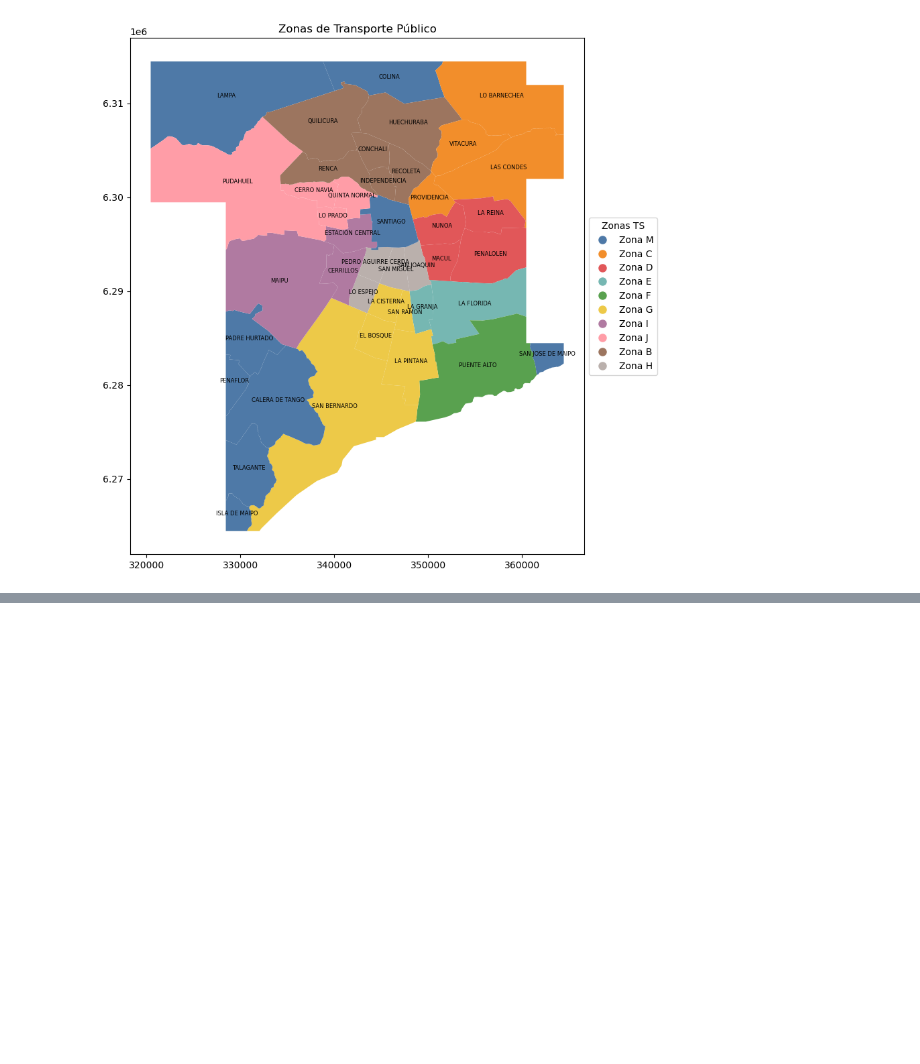
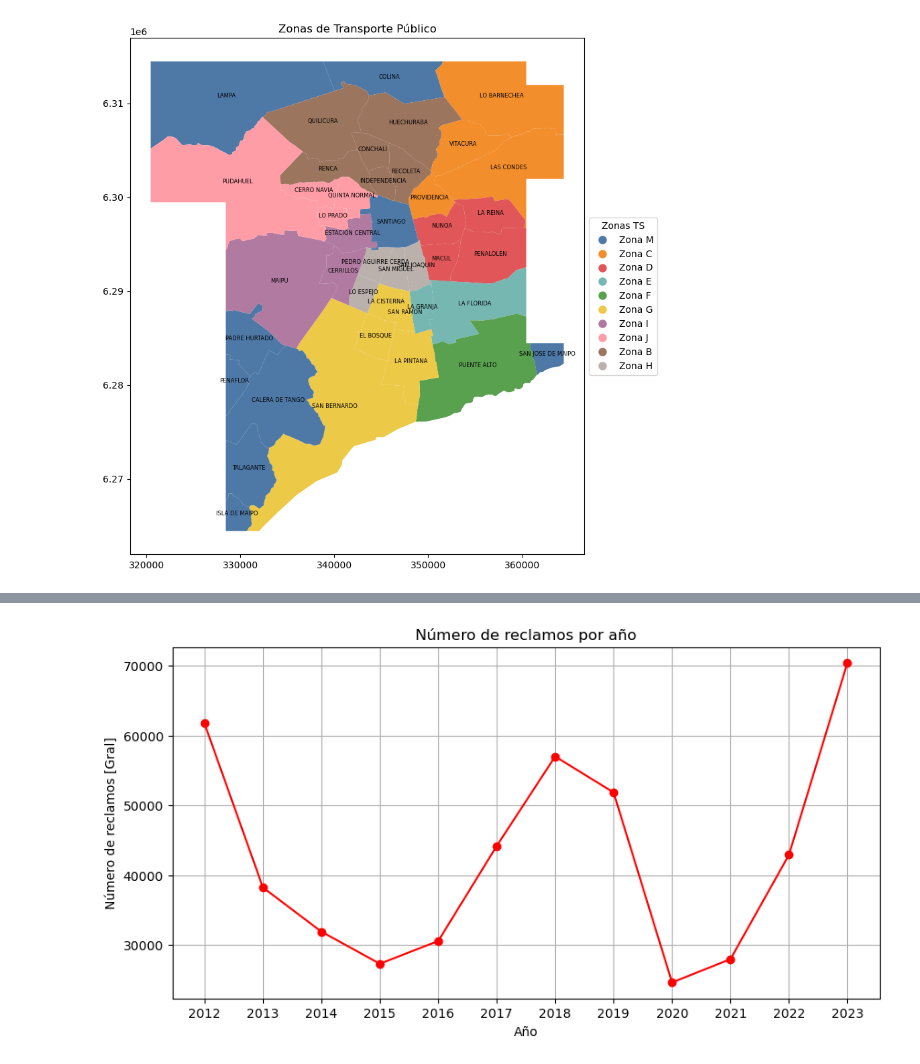
Before and after one commit to canija2000/IMT2200-Proyecto-Grupal, a Jupyter notebook: notebooks_eda/eda2.ipynb, the cells around one changed output, grey strips where cells are left out. Cells and saved outputs as stored; diff of their text form; code cells hidden in the pictures; blank space fills up the shorter version.

```diff
--- a/notebooks_eda/eda2.ipynb
+++ b/notebooks_eda/eda2.ipynb
@@ -163,0 +224,2 @@ fig.savefig('../imgs/Zonas de Transporte Público.png', dpi=300, bbox_inches='ti
+# %%
+reclamos = pd.read_csv("../data/DTP_CSV/TABLA-RECLAMOS.csv")
@@ -163,0 +258,10 @@ fig.savefig('../imgs/Zonas de Transporte Público.png', dpi=300, bbox_inches='ti
+# %%
+fig, ax = plt.subplots(1, 1, figsize=(10, 5))
+ax.plot(reclamos.columns[1:], reclamos.iloc[1, 1:], marker='o', color='red', label='Reclamos')
+ax.set_xlabel('Año')
+ax.set_ylabel('Número de reclamos [Gral]')
+ax.set_title('Número de reclamos por año')
+ax.grid(True)
+fig.savefig('../imgs/Numero de reclamos por año.png', dpi=300, bbox_inches='tight')
+# %% [output]
+[figure, added]
```
Also changed, not shown: parts of 11 cells of this notebook, 5 other files.
